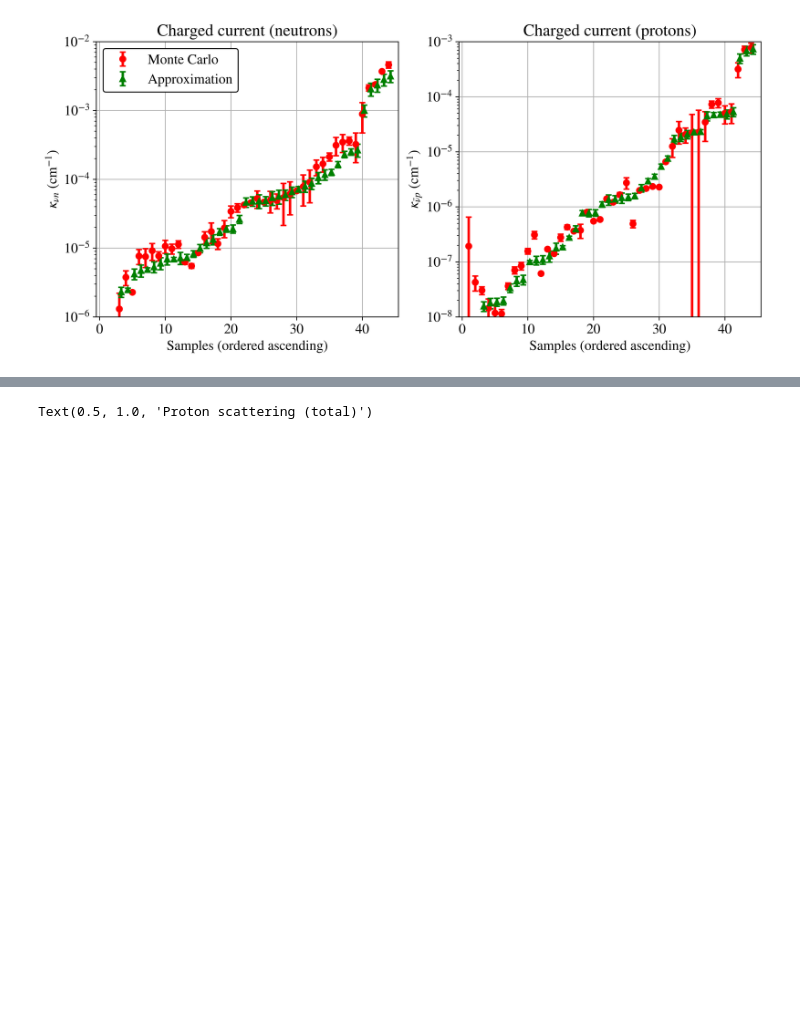
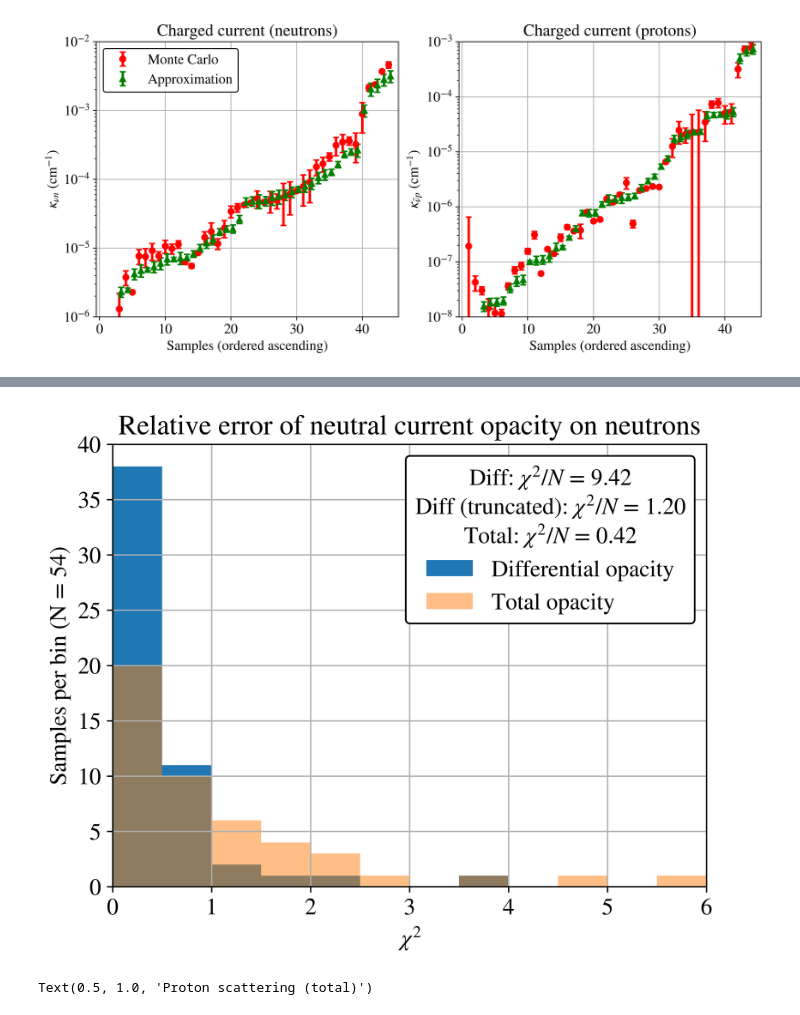
Before and after one commit to clwelch03/HEA-neutrinos, a Jupyter notebook: src/llmcplots.ipynb, the cells around one changed output, grey strips where cells are left out. Saved outputs shown, nothing was run; the diff lists cells and outputs as text; code cells hidden in the pictures; blank space fills up the shorter version.

```diff
--- a/src/llmcplots.ipynb
+++ b/src/llmcplots.ipynb
@@ -154,3 +221,48 @@ ax2.set_ylim([1e-8, 1e-4])
+# %%
+#results csvs have cc of the form
+#mean dn, std dev dn, mean n, std dev n, mean dp, std dev dp, mean p, std dev p, mean e, std dev e, dn, n, dndegen, ndegen, dp, p, e, eb, t, mue, nb, yp, k, cost, k', cost', phi
+
+nc_filenames = ['./opacity csvs/nc' + elt + '.csv' for elt in ['1', '2', '3', '4', '5', '6']]
+
+ncdata_arr = np.empty((54, 27))
+counter = 0
+for filename in nc_filenames:
+    with open(filename, 'r') as file:
+        reader = csv.reader(file)
+        for row in reader:
+            for ix, elt in enumerate(row):
+                if elt == '-Times-':
+                    row[ix] = 0
+            ncdata_arr[counter, :] = np.array([float(elt) for elt in row])
+            counter += 1
+
+sorted_both = ncdata_arr[np.argsort(ncdata_arr[:, test_ix])] #4
+isdegen = sorted_both[:, 10] / sorted_both[:, 9] > -1000000
+sorted_data = sorted_both[isdegen]
+
+chisq_dn = (sorted_data[:, 0] - sorted_data[:, 10])**2 / (sorted_data[:, 1]**2 + (sorted_data[:, -5] + sorted_data[:, -9]) / NUCLEON_MASS * sorted_data[:, 10]**2)
+chisq_n = (sorted_data[:, 2] - sorted_data[:, 11])**2 / (sorted_data[:, 3]**2 + (sorted_data[:, -5] + sorted_data[:, -9])  / NUCLEON_MASS * sorted_data[:, 11]**2)
+
+dnchi_lim = np.average(chisq_dn[chisq_dn < 20])
+nchi = np.average(chisq_n)
+dnchi = np.average(chisq_dn)
+
+plt.hist(chisq_n, bins = 40, range = [0, 20])
+plt.hist(chisq_dn, bins = 40, range = [0, 20], alpha = 0.5)
+plt.xlim([0, 6])
+plt.ylim([0, 40])
+plt.grid(True)
+plt.xlabel('$\chi^2$')
+plt.ylabel('Samples per bin (N = 54)')
+#plt.text(11, 40, , fontsize = 20)
+#plt.text(11, 34, f'Total: $\chi^2 / N$ = {nchi:.2f}', fontsize = 20)
+plt.title('Relative error of neutral current opacity on neutrons')
+leg = plt.legend(['Differential opacity', 'Total opacity'], title = f'Diff: $\chi^2 / N$ = {dnchi:.2f}'  + '\n' + f'Diff (truncated): $\chi^2 / N$ = {dnchi_lim:.2f}' + '\n' + f'Total: $\chi^2 / N$ = {nchi:.2f}')
+
+leg.get_title().set_multialignment('center')
+leg.get_title().set_ha('center')
+# %% [output]
+[figure, added]
 # %%
 test_ix = 14
 sorted_both = ncdata_arr[np.argsort(ncdata_arr[:, test_ix])] #4
```
Also changed, not shown: parts of 4 cells of this notebook, 1 other file.
